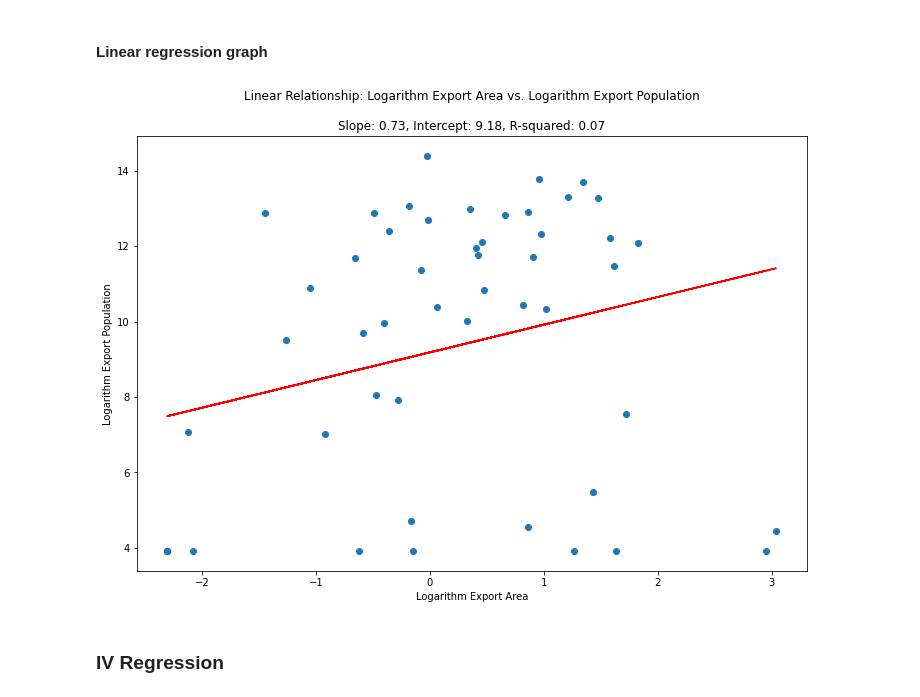
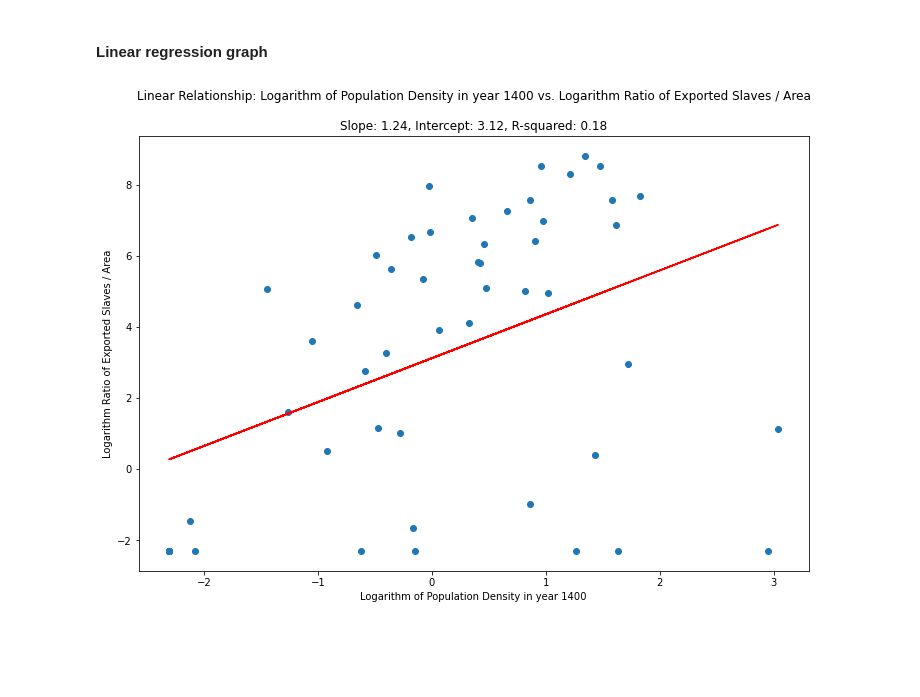
Before and after one commit to blankhall98/Replication-Work-THE-LONG-TERM-EFFECTS-OF-AFRICA-S-SLAVE-TRADES, a Jupyter notebook: scripts/Replication File.ipynb, the cells around one changed output. Drawn from its saved outputs; the diff is of its cells as text; code cells hidden in the pictures; blank space fills up the shorter version.

```diff
--- a/scripts/Replication File.ipynb
+++ b/scripts/Replication File.ipynb
@@ -100,35 +110,33 @@ dummy = ['colony0','colony1','colony2','colony3','colony4','colony5','colony6','
 # %%
 #INPUTS
 var1 = 'ln_pop_dens_1400'
-var2 = 'ln_export_pop'
+var2 = 'ln_export_area'
 base = slave_db
 
 #Specifics
-name_var1 = 'Logarithm Export Area'
-name_var2 = 'Logarithm Export Population'
+name_var1 = 'Logarithm of Population Density in year 1400'
+name_var2 = 'Logarithm Ratio of Exported Slaves / Area'
 
 # Fit Linear Regression
 # np.polyfit returns the coefficients [slope, intercept] of the fitted model
 slope, intercept = np.polyfit(base[var1], base[var2], 1)
 
 # Calculate predictions for the regression line
 regression_line = slope * base[var1] + intercept
 
 # Calculate R-squared
 correlation_matrix = np.corrcoef(base[var1], base[var2])
 correlation_xy = correlation_matrix[0,1]
 r_squared = correlation_xy**2
 
 #Plot
 plt.figure(figsize = (12,8))
 plt.title(f"Linear Relationship: {name_var1} vs. {name_var2}\n \n"
          f"Slope: {slope:.2f}, Intercept: {intercept:.2f}, R-squared: {r_squared:.2f}")
 plt.plot(base[var1],base[var2],'o')
 plt.plot(base[var1], regression_line, 'r', label='Fitted line')
 plt.xlabel(name_var1)
 plt.ylabel(name_var2)
 plt.show()
 # %% [output]
-[figure, old version]
+[figure, new version]
-# %% [markdown]
-### IV Regression
```
Also changed, not shown: parts of 22 cells of this notebook, 6 other files.
